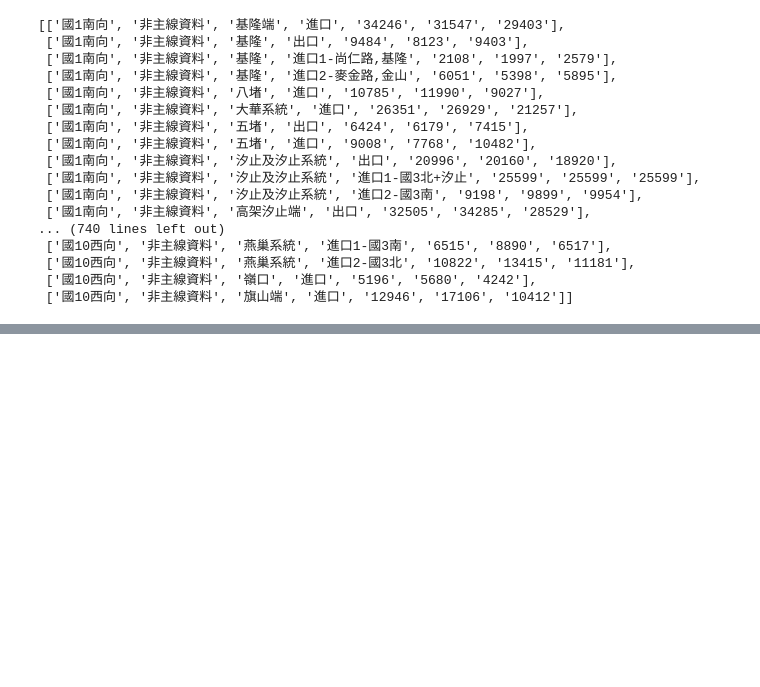
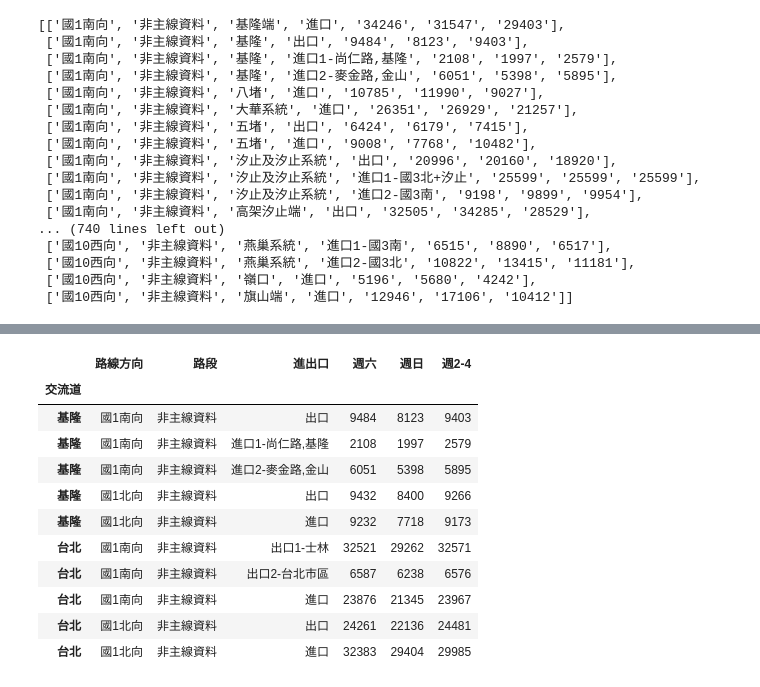
Before and after one commit to eRrokalt/Lesson2_1, a Jupyter notebook: lesson16/lesson16.ipynb, the cells around one changed output, grey strips where cells are left out. Cells and saved outputs as stored; diff of their text form; code cells hidden in the pictures; blank space fills up the shorter version.

```diff
--- a/lesson16/lesson16.ipynb
+++ b/lesson16/lesson16.ipynb
@@ -76,0 +117,17 @@ df3.to_numpy().tolist()
+# %%
+#如何透過subscript選取index
+df.loc['基隆']
+df.loc[['基隆', '台北']]
+# %% [output]
+|  | 路線方向 | 路段 | 進出口 | 週六 | 週日 | 週2-4 |
+| 交流道 |  |  |  |  |  |  |
+| 基隆 | 國1南向 | 非主線資料 | 出口 | 9484 | 8123 | 9403 |
+| 基隆 | 國1南向 | 非主線資料 | 進口1-尚仁路,基隆 | 2108 | 1997 | 2579 |
+| 基隆 | 國1南向 | 非主線資料 | 進口2-麥金路,金山 | 6051 | 5398 | 5895 |
+| 基隆 | 國1北向 | 非主線資料 | 出口 | 9432 | 8400 | 9266 |
+| 基隆 | 國1北向 | 非主線資料 | 進口 | 9232 | 7718 | 9173 |
+| 台北 | 國1南向 | 非主線資料 | 出口1-士林 | 32521 | 29262 | 32571 |
+| 台北 | 國1南向 | 非主線資料 | 出口2-台北市區 | 6587 | 6238 | 6576 |
+| 台北 | 國1南向 | 非主線資料 | 進口 | 23876 | 21345 | 23967 |
+| 台北 | 國1北向 | 非主線資料 | 出口 | 24261 | 22136 | 24481 |
+| 台北 | 國1北向 | 非主線資料 | 進口 | 32383 | 29404 | 29985 |
```
Also changed, not shown: parts of 3 cells of this notebook, 2 other files.
